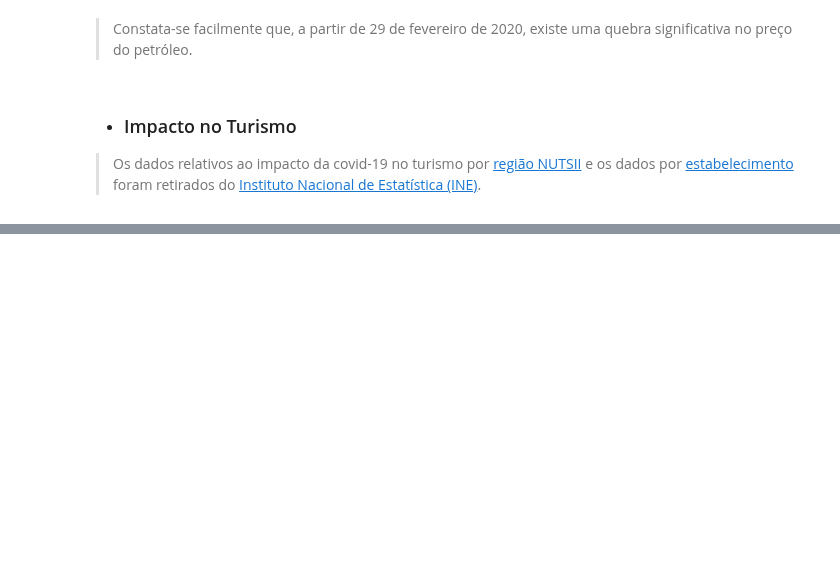
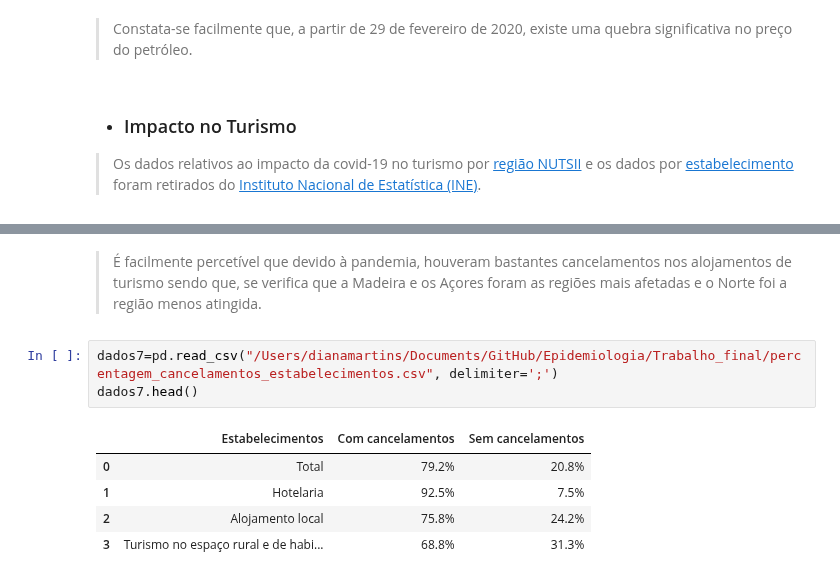
Before and after one commit to DianaA82332/Epidemiologia, a Jupyter notebook: estatisticas_covid_portugal.ipynb, the cells around one changed output, grey strips where cells are left out. Cells and saved outputs as stored; diff of their text form; blank space fills up the shorter version.

```diff
--- a/estatisticas_covid_portugal.ipynb
+++ b/estatisticas_covid_portugal.ipynb
@@ -377,0 +378,11 @@ IndexError: list index out of range
+# %% [markdown]
+> É facilmente percetível que devido à pandemia, houveram bastantes cancelamentos nos alojamentos de turismo sendo que, se verifica que a Madeira e os Açores foram as regiões mais afetadas e o Norte foi a região menos atingida.
+# %%
+dados7=pd.read_csv("/Users/dianamartins/Documents/GitHub/Epidemiologia/Trabalho_final/percentagem_cancelamentos_estabelecimentos.csv", delimiter=';')
+dados7.head()
+# %% [output]
+|  | Estabelecimentos | Com cancelamentos | Sem cancelamentos |
+| 0 | Total | 79.2% | 20.8% |
+| 1 | Hotelaria | 92.5% | 7.5% |
+| 2 | Alojamento local | 75.8% | 24.2% |
+| 3 | Turismo no espaço rural e de habi... | 68.8% | 31.3% |
```
Also changed, not shown: parts of 4 cells of this notebook.
